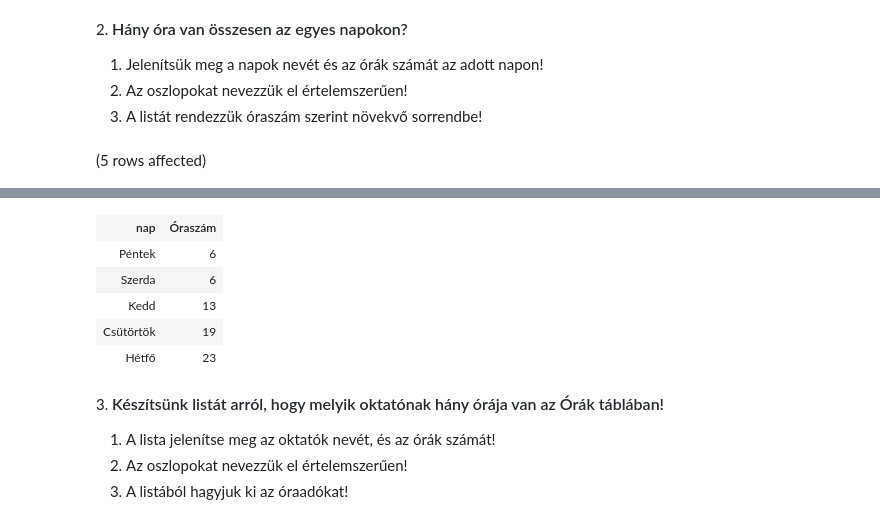
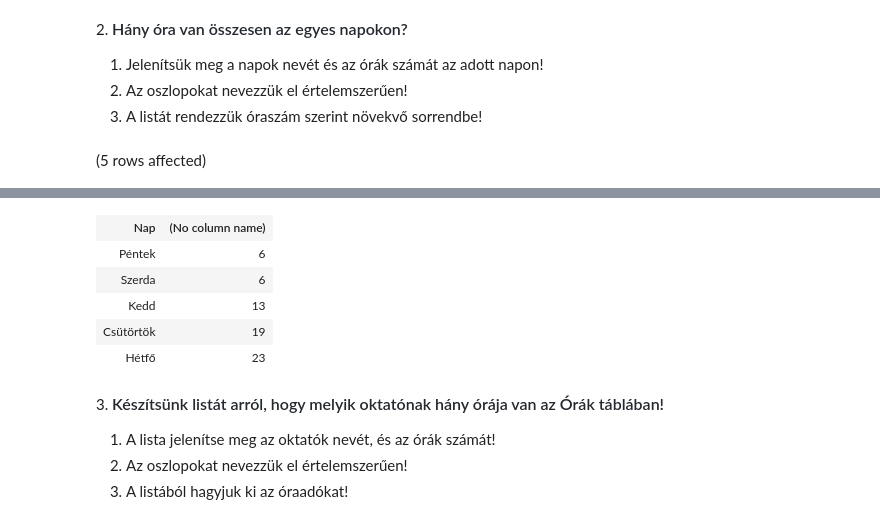
Before and after one commit to Botond1/Adatbazis, a Jupyter notebook: gyakorlat03_feladatok.ipynb, the cells around one changed output, grey strips where cells are left out. Drawn from its saved outputs; the diff is of its cells as text; code cells hidden in the pictures.

```diff
--- a/gyakorlat03_feladatok.ipynb
+++ b/gyakorlat03_feladatok.ipynb
@@ -36,10 +35,9 @@ Total execution time: 00:00:00.013
 2. Az oszlopokat nevezzük el értelemszerűen!
 3. A listát rendezzük óraszám szerint növekvő sorrendbe!
 # %%
-SELECT n.nap,
-    COUNT(*) AS 'Óraszám'
+SELECT n.Nap, COUNT(o.ora_id)
 FROM Orak o JOIN Napok n ON o.nap = n.nap_id
 GROUP BY n.nap
-ORDER BY COUNT(*)
+ORDER BY COUNT(o.ora_id) ASC
 # %% [output]
 (5 rows affected)
@@ -47,4 +45,4 @@ Total execution time: 00:00:00.007
-| nap | Óraszám |
+| Nap | (No column name) |
 | Péntek | 6 |
 | Szerda | 6 |
 | Kedd | 13 |
```
Also changed, not shown: parts of 16 cells of this notebook.
